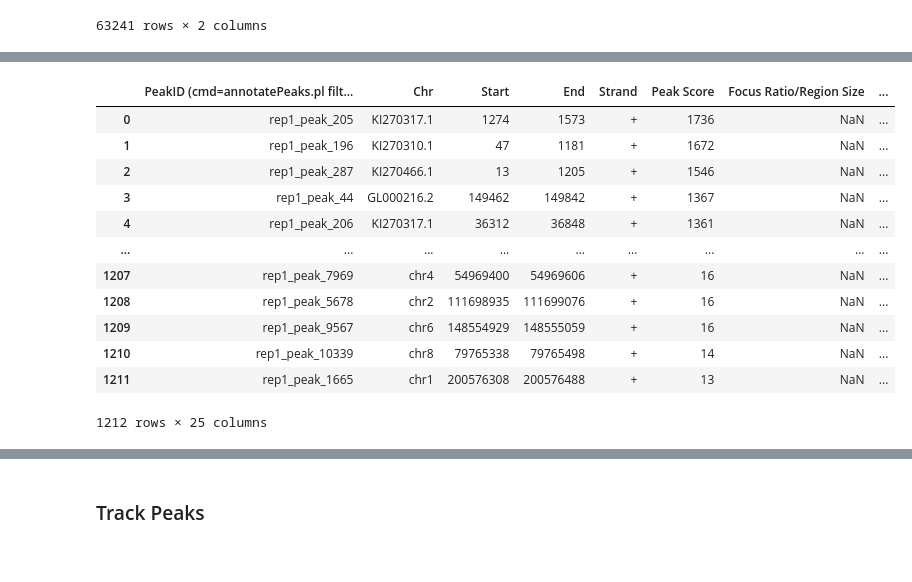
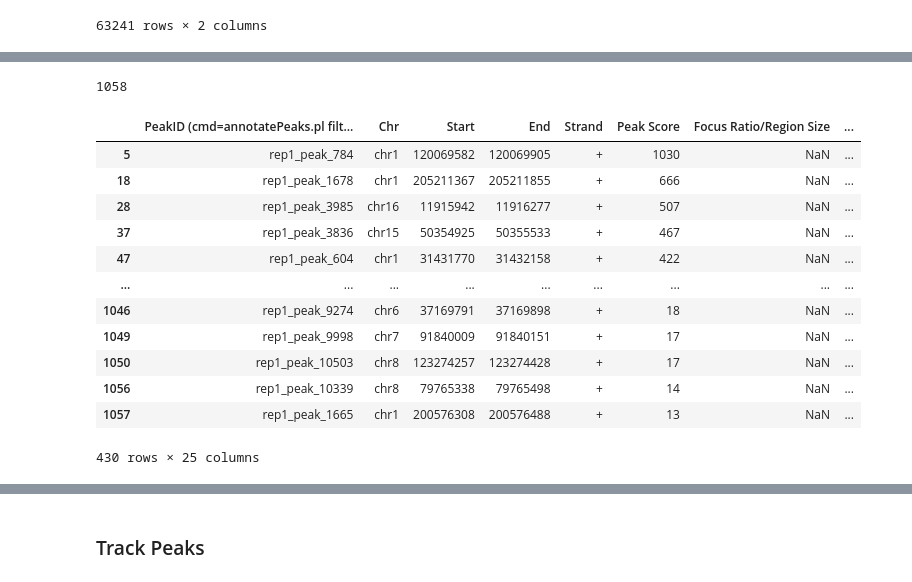
Before and after one commit to Nathan2400912/Chipseq_analysis, a Jupyter notebook: answers.ipynb, the cells around one changed output, grey strips where cells are left out. Saved outputs shown, nothing was run; the diff lists cells and outputs as text; code cells hidden in the pictures.

```diff
--- a/answers.ipynb
+++ b/answers.ipynb
@@ -115,5 +126,5 @@ ref
 | 63240 | ENSG00000277374 | U1 |
 63241 rows × 2 columns
 # %%
-#rnaseq_results = pd.merge(rnaseq_results, ref, left_on='genename',right_on='Gene_Name',how='left')
-rnaseq_results = rnaseq_results[rnaseq_results['Ensembl_ID'].notna()]
+rnaseq_results = pd.merge(rnaseq_results, ref, left_on='genename', right_on='Gene_Name')
+rnaseq_results
@@ -120,17 +145,21 @@ rnaseq_results = rnaseq_results[rnaseq_results['Ensembl_ID'].notna()]
 # %%
-merged_dfs = pd.merge(chipseq_peaks, rnaseq_results, left_on='Entrez ID', right_on='Ensembl_ID', how='left')
-merged_dfs
+chipseq_peaks = chipseq_peaks[chipseq_peaks['Entrez ID'].notna()]
+merged_df = pd.merge(chipseq_peaks, rnaseq_results, left_on='Entrez ID', right_on='Ensembl_ID', how='left')
+print(len(merged_df))
+merged_df = merged_df[merged_df['log2FoldChange'].notna()]
+merged_df
 # %% [output]
+1058
 |  | PeakID (cmd=annotatePeaks.pl filt... | Chr | Start | End | Strand | Peak Score | Focus Ratio/Region Size | ... |
-| 0 | rep1_peak_205 | KI270317.1 | 1274 | 1573 | + | 1736 | NaN | ... |
-| 1 | rep1_peak_196 | KI270310.1 | 47 | 1181 | + | 1672 | NaN | ... |
-| 2 | rep1_peak_287 | KI270466.1 | 13 | 1205 | + | 1546 | NaN | ... |
-| 3 | rep1_peak_44 | GL000216.2 | 149462 | 149842 | + | 1367 | NaN | ... |
-| 4 | rep1_peak_206 | KI270317.1 | 36312 | 36848 | + | 1361 | NaN | ... |
+| 5 | rep1_peak_784 | chr1 | 120069582 | 120069905 | + | 1030 | NaN | ... |
+| 18 | rep1_peak_1678 | chr1 | 205211367 | 205211855 | + | 666 | NaN | ... |
+| 28 | rep1_peak_3985 | chr16 | 11915942 | 11916277 | + | 507 | NaN | ... |
+| 37 | rep1_peak_3836 | chr15 | 50354925 | 50355533 | + | 467 | NaN | ... |
+| 47 | rep1_peak_604 | chr1 | 31431770 | 31432158 | + | 422 | NaN | ... |
 | ... | ... | ... | ... | ... | ... | ... | ... | ... |
-| 1207 | rep1_peak_7969 | chr4 | 54969400 | 54969606 | + | 16 | NaN | ... |
-| 1208 | rep1_peak_5678 | chr2 | 111698935 | 111699076 | + | 16 | NaN | ... |
-| 1209 | rep1_peak_9567 | chr6 | 148554929 | 148555059 | + | 16 | NaN | ... |
-| 1210 | rep1_peak_10339 | chr8 | 79765338 | 79765498 | + | 14 | NaN | ... |
-| 1211 | rep1_peak_1665 | chr1 | 200576308 | 200576488 | + | 13 | NaN | ... |
+| 1046 | rep1_peak_9274 | chr6 | 37169791 | 37169898 | + | 18 | NaN | ... |
+| 1049 | rep1_peak_9998 | chr7 | 91840009 | 91840151 | + | 17 | NaN | ... |
+| 1050 | rep1_peak_10503 | chr8 | 123274257 | 123274428 | + | 17 | NaN | ... |
+| 1056 | rep1_peak_10339 | chr8 | 79765338 | 79765498 | + | 14 | NaN | ... |
+| 1057 | rep1_peak_1665 | chr1 | 200576308 | 200576488 | + | 13 | NaN | ... |
-1212 rows × 25 columns
+430 rows × 25 columns
```
Also changed, not shown: parts of 11 cells of this notebook.
